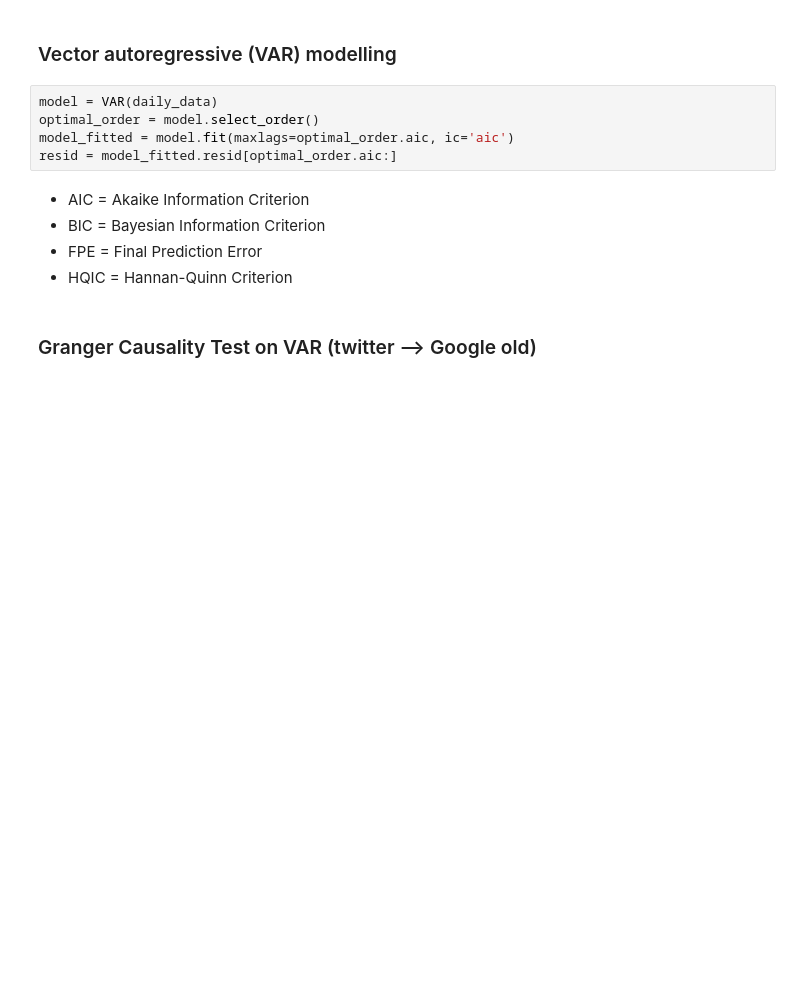
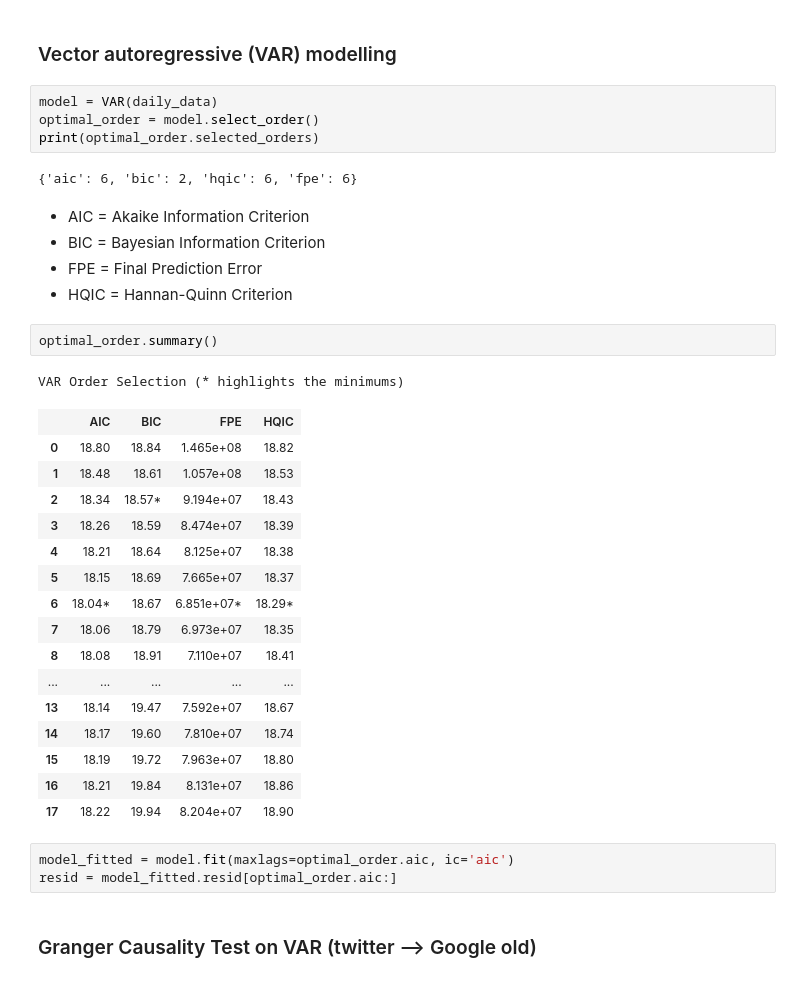
Before and after one commit to macs30200-s23/replication-materials-yuzhouw313, a Jupyter notebook: granger_causality.ipynb, the cells around one changed output. Saved outputs shown, nothing was run; the diff lists cells and outputs as text; blank space fills up the shorter version.

```diff
--- a/granger_causality.ipynb
+++ b/granger_causality.ipynb
@@ -92,13 +92,37 @@ plt.legend(fontsize=25)
 # %%
 model = VAR(daily_data)
 optimal_order = model.select_order()
-model_fitted = model.fit(maxlags=optimal_order.aic, ic='aic')
-resid = model_fitted.resid[optimal_order.aic:]
+print(optimal_order.selected_orders)
+# %% [output]
+{'aic': 6, 'bic': 2, 'hqic': 6, 'fpe': 6}
 # %% [markdown]
 - AIC = Akaike Information Criterion
 - BIC = Bayesian Information Criterion
 - FPE = Final Prediction Error
 - HQIC = Hannan-Quinn Criterion
+# %%
+optimal_order.summary()
+# %% [output]
+VAR Order Selection (* highlights the minimums)
+|  | AIC | BIC | FPE | HQIC |
+| 0 | 18.80 | 18.84 | 1.465e+08 | 18.82 |
+| 1 | 18.48 | 18.61 | 1.057e+08 | 18.53 |
+| 2 | 18.34 | 18.57* | 9.194e+07 | 18.43 |
+| 3 | 18.26 | 18.59 | 8.474e+07 | 18.39 |
+| 4 | 18.21 | 18.64 | 8.125e+07 | 18.38 |
+| 5 | 18.15 | 18.69 | 7.665e+07 | 18.37 |
+| 6 | 18.04* | 18.67 | 6.851e+07* | 18.29* |
+| 7 | 18.06 | 18.79 | 6.973e+07 | 18.35 |
+| 8 | 18.08 | 18.91 | 7.110e+07 | 18.41 |
+| ... | ... | ... | ... | ... |
+| 13 | 18.14 | 19.47 | 7.592e+07 | 18.67 |
+| 14 | 18.17 | 19.60 | 7.810e+07 | 18.74 |
+| 15 | 18.19 | 19.72 | 7.963e+07 | 18.80 |
+| 16 | 18.21 | 19.84 | 8.131e+07 | 18.86 |
+| 17 | 18.22 | 19.94 | 8.204e+07 | 18.90 |
+# %%
+model_fitted = model.fit(maxlags=optimal_order.aic, ic='aic')
+resid = model_fitted.resid[optimal_order.aic:]
 # %% [markdown]
 ### Granger Causality Test on VAR (twitter --> Google old)
 # %%
```
Also changed, not shown: parts of 5 cells of this notebook, 2 other files.
